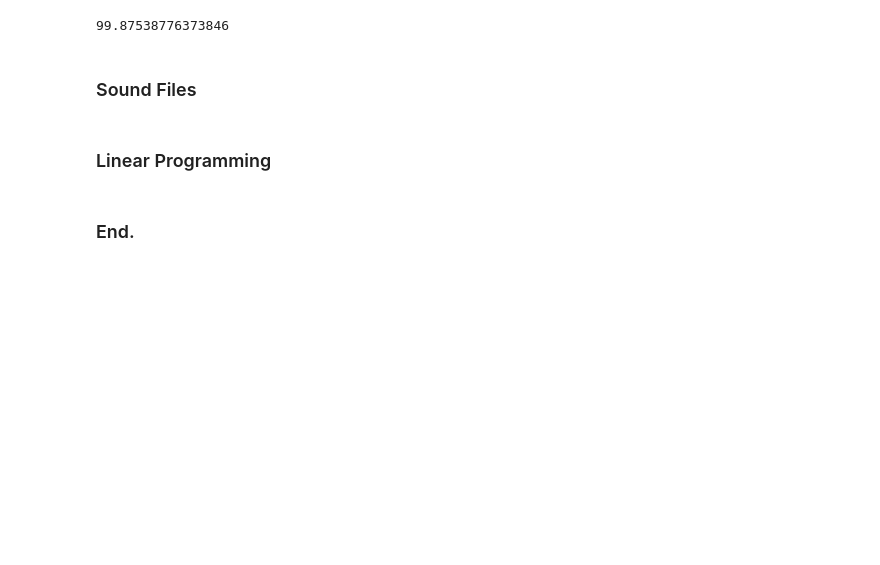
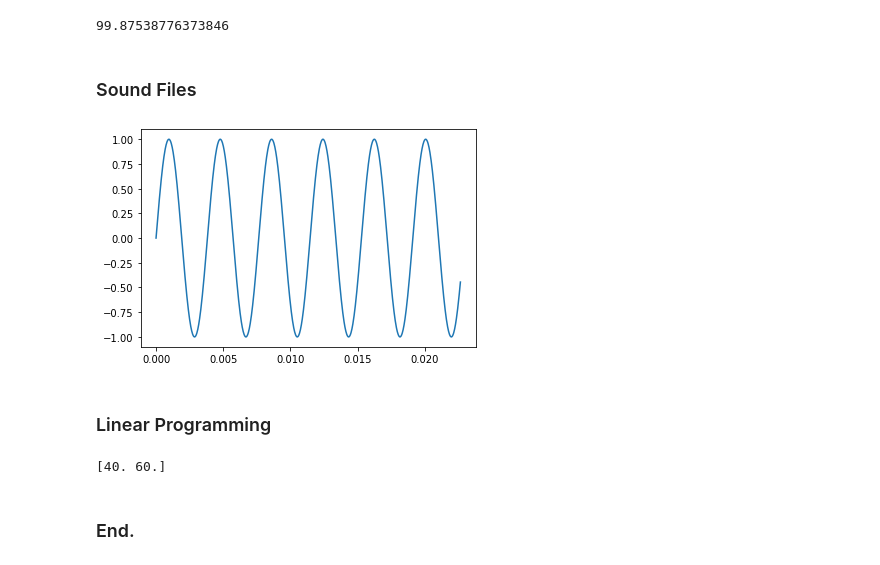
Before and after one commit to caiquemiranda/scientific-mathematical-computing-python, a Jupyter notebook: 08-additional-topics.ipynb, the cells around one changed output. Drawn from its saved outputs; the diff is of its cells as text; code cells hidden in the pictures; blank space fills up the shorter version.

```diff
--- a/08-additional-topics.ipynb
+++ b/08-additional-topics.ipynb
@@ -120,7 +120,38 @@ print(np.random.normal(100, 15))
 99.87538776373846
 # %% [markdown]
 ### Sound Files
+# %%
+import numpy as np # Import linspace, sin
+import matplotlib.pyplot as plt # Import plotting functions
+from scipy.io import wavfile
+
+rate = 44100 # Number of samples/second
+end = 10 # The file is 10 seconds long
+time = np.linspace(0, end, rate*end+1) # Time intervals are 1/rate
+freq = 261.625565 # Frequency of "middle C"
+data = np.sin(2*np.pi*freq*time) # Generate the sine wave
+
+wavfile.write("data/middleC.wav", rate, data) # Write the array to a WAV file
+
+plt.plot(time[:1000], data[:1000]) # Plot the first 1000 samples
+plt.show() # Finally, show the figure
+# %% [output]
+[figure, added]
 # %% [markdown]
 ### Linear Programming
+# %%
+import numpy as np
+from scipy.optimize import linprog
+
+c = np.array([-2, -3]) # Negative coefficients of f(x)
+A_ub = np.array([[1, 1], [1, 2]]) # Matrix of the inequality coefficients
+b_ub = np.array([100, 160]) # Vector of the inequality upper bounds
+
+bounds = [(0, 80), (0, None)] # Each tuple is a (lower, upper) bound
+result = linprog(c, A_ub=A_ub, b_ub=b_ub, bounds=bounds)
+
+print(result.x) # The result "x" field holds the solution
+# %% [output]
+[40. 60.]
 # %% [markdown]
 ### End.
```
Also changed, not shown: 1 other file.
